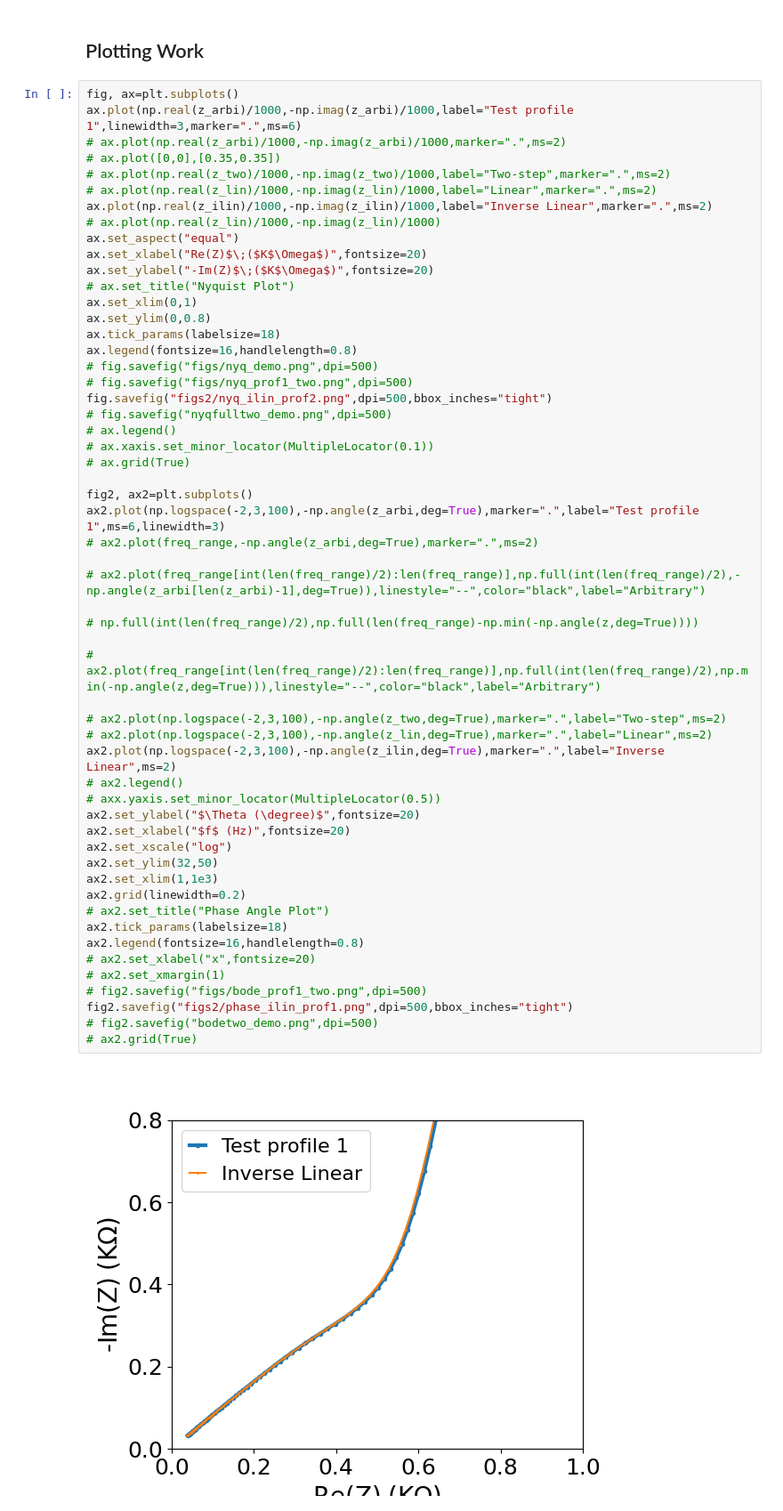
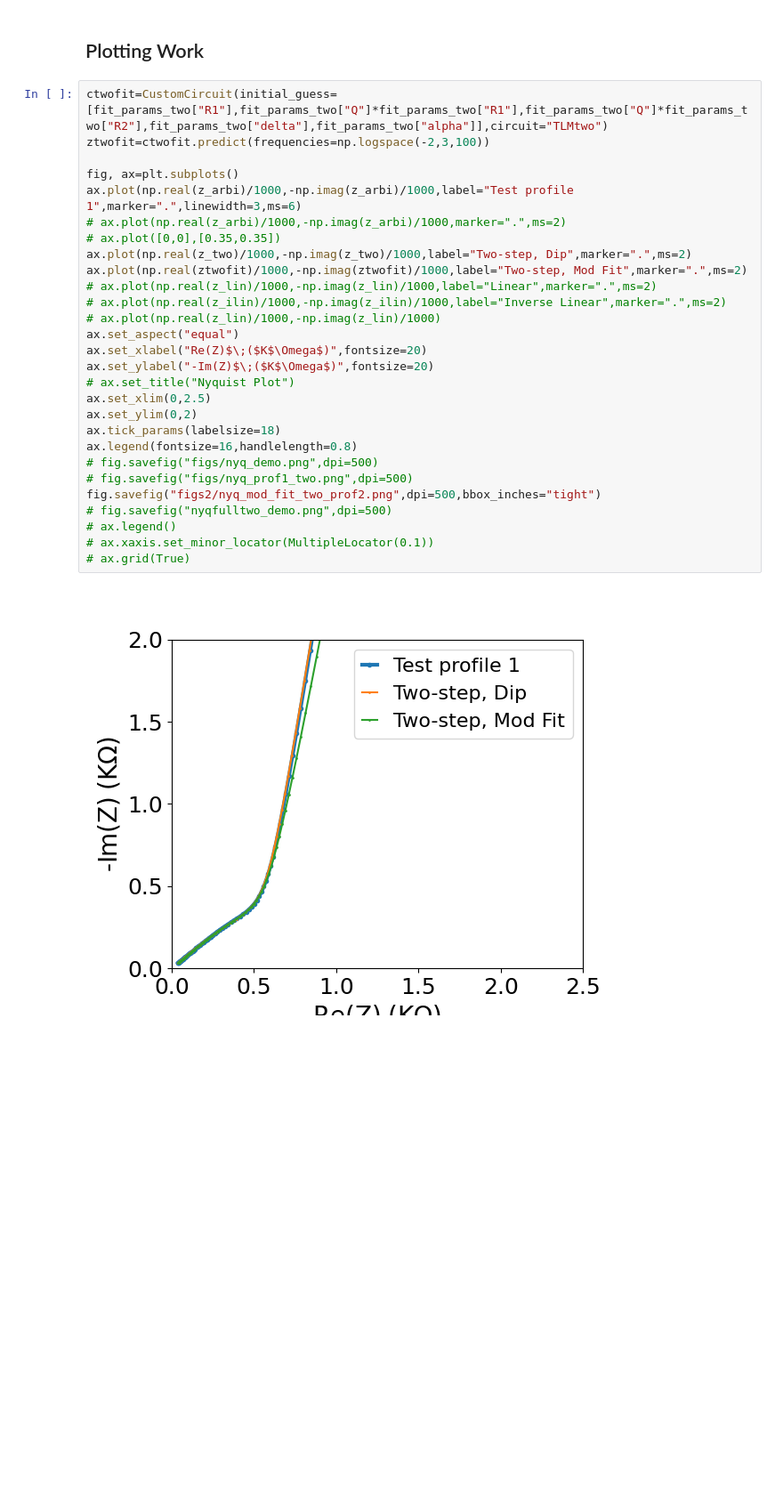
Before and after one commit to Yugal0/fitting-gen-arbitrary-eis, a Jupyter notebook: main_prof_2.ipynb, the cells around one changed output. Shown at 89% size. Drawn from its saved outputs; the diff is of its cells as text; blank space fills up the shorter version.

```diff
--- a/main_prof_2.ipynb
+++ b/main_prof_2.ipynb
@@ -290,59 +359,32 @@ mp.dps=30
 # %% [markdown]
 ## Plotting Work
 # %%
+ctwofit=CustomCircuit(initial_guess=[fit_params_two["R1"],fit_params_two["Q"]*fit_params_two["R1"],fit_params_two["Q"]*fit_params_two["R2"],fit_params_two["delta"],fit_params_two["alpha"]],circuit="TLMtwo")
+ztwofit=ctwofit.predict(frequencies=np.logspace(-2,3,100))
+
 fig, ax=plt.subplots()
-ax.plot(np.real(z_arbi)/1000,-np.imag(z_arbi)/1000,label="Test profile 1",linewidth=3,marker=".",ms=6)
+ax.plot(np.real(z_arbi)/1000,-np.imag(z_arbi)/1000,label="Test profile 1",marker=".",linewidth=3,ms=6)
 # ax.plot(np.real(z_arbi)/1000,-np.imag(z_arbi)/1000,marker=".",ms=2)
 # ax.plot([0,0],[0.35,0.35])
-# ax.plot(np.real(z_two)/1000,-np.imag(z_two)/1000,label="Two-step",marker=".",ms=2)
+ax.plot(np.real(z_two)/1000,-np.imag(z_two)/1000,label="Two-step, Dip",marker=".",ms=2)
+ax.plot(np.real(ztwofit)/1000,-np.imag(ztwofit)/1000,label="Two-step, Mod Fit",marker=".",ms=2)
 # ax.plot(np.real(z_lin)/1000,-np.imag(z_lin)/1000,label="Linear",marker=".",ms=2)
-ax.plot(np.real(z_ilin)/1000,-np.imag(z_ilin)/1000,label="Inverse Linear",marker=".",ms=2)
+# ax.plot(np.real(z_ilin)/1000,-np.imag(z_ilin)/1000,label="Inverse Linear",marker=".",ms=2)
 # ax.plot(np.real(z_lin)/1000,-np.imag(z_lin)/1000)
 ax.set_aspect("equal")
 ax.set_xlabel("Re(Z)$\;($K$\Omega$)",fontsize=20)
 ax.set_ylabel("-Im(Z)$\;($K$\Omega$)",fontsize=20)
 # ax.set_title("Nyquist Plot")
-ax.set_xlim(0,1)
-ax.set_ylim(0,0.8)
+ax.set_xlim(0,2.5)
+ax.set_ylim(0,2)
 ax.tick_params(labelsize=18)
 ax.legend(fontsize=16,handlelength=0.8)
 # fig.savefig("figs/nyq_demo.png",dpi=500)
 # fig.savefig("figs/nyq_prof1_two.png",dpi=500)
-fig.savefig("figs2/nyq_ilin_prof2.png",dpi=500,bbox_inches="tight")
+fig.savefig("figs2/nyq_mod_fit_two_prof2.png",dpi=500,bbox_inches="tight")
 # fig.savefig("nyqfulltwo_demo.png",dpi=500)
 # ax.legend()
 # ax.xaxis.set_minor_locator(MultipleLocator(0.1))
 # ax.grid(True)
-
-fig2, ax2=plt.subplots()
-ax2.plot(np.logspace(-2,3,100),-np.angle(z_arbi,deg=True),marker=".",label="Test profile 1",ms=6,linewidth=3)
-# ax2.plot(freq_range,-np.angle(z_arbi,deg=True),marker=".",ms=2)
-
-# ax2.plot(freq_range[int(len(freq_range)/2):len(freq_range)],np.full(int(len(freq_range)/2),-np.angle(z_arbi[len(z_arbi)-1],deg=True)),linestyle="--",color="black",label="Arbitrary")
-
-# np.full(int(len(freq_range)/2),np.full(len(freq_range)-np.min(-np.angle(z,deg=True))))
-
-# ax2.plot(freq_range[int(len(freq_range)/2):len(freq_range)],np.full(int(len(freq_range)/2),np.min(-np.angle(z,deg=True))),linestyle="--",color="black",label="Arbitrary")
-
-# ax2.plot(np.logspace(-2,3,100),-np.angle(z_two,deg=True),marker=".",label="Two-step",ms=2)
-# ax2.plot(np.logspace(-2,3,100),-np.angle(z_lin,deg=True),marker=".",label="Linear",ms=2)
-ax2.plot(np.logspace(-2,3,100),-np.angle(z_ilin,deg=True),marker=".",label="Inverse Linear",ms=2)
-# ax2.legend()
-# axx.yaxis.set_minor_locator(MultipleLocator(0.5))
-ax2.set_ylabel("$\Theta (\degree)$",fontsize=20)
-ax2.set_xlabel("$f$ (Hz)",fontsize=20)
-ax2.set_xscale("log")
-ax2.set_ylim(32,50)
-ax2.set_xlim(1,1e3)
-ax2.grid(linewidth=0.2)
-# ax2.set_title("Phase Angle Plot")
-ax2.tick_params(labelsize=18)
-ax2.legend(fontsize=16,handlelength=0.8)
-# ax2.set_xlabel("x",fontsize=20)
-# ax2.set_xmargin(1)
-# fig2.savefig("figs/bode_prof1_two.png",dpi=500)
-fig2.savefig("figs2/phase_ilin_prof1.png",dpi=500,bbox_inches="tight")
-# fig2.savefig("bodetwo_demo.png",dpi=500)
-# ax2.grid(True)
 # %% [output]
-[figure, old version]
+[figure, new version]
```
Also changed, not shown: parts of 4 cells of this notebook, 9 other files.
